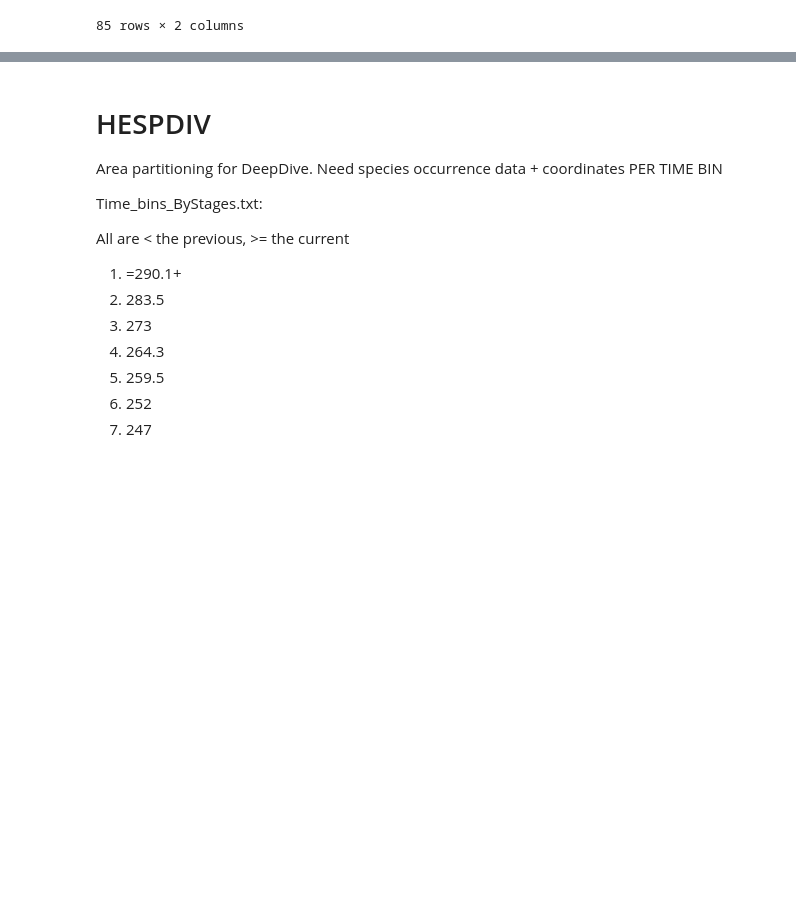
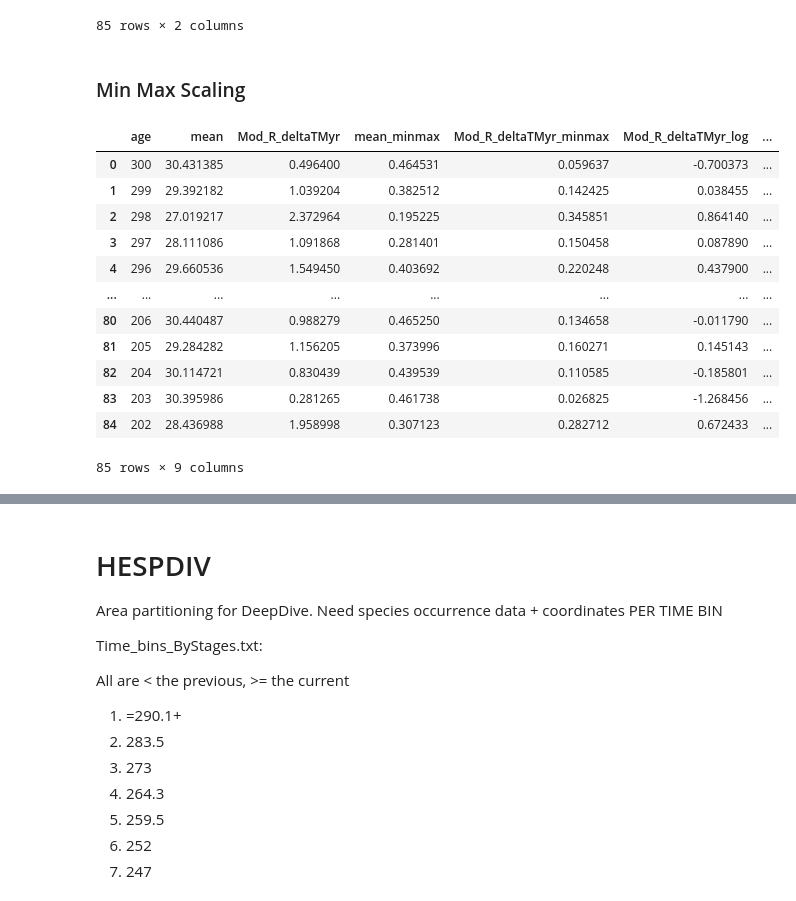
Before and after one commit to shelleylwang/pt_diversity_rates, a Jupyter notebook: data/eda.ipynb, the cells around one changed output, grey strips where cells are left out. Saved outputs shown, nothing was run; the diff lists cells and outputs as text; code cells hidden in the pictures; blank space fills up the shorter version.

```diff
--- a/data/eda.ipynb
+++ b/data/eda.ipynb
@@ -4013,3 +4128,41 @@ mean_temp
 # %%
 mean_temp.to_csv('MBD_preds/1myr_mean_temp.txt', sep='\t', index=False)
 Mod.to_csv('MBD_preds/1myr_Mod.txt', sep='\t', index=False)
+# %% [markdown]
+### Min Max Scaling
+# %%
+from sklearn.preprocessing import MinMaxScaler
+import scipy.stats as stats
+import numpy as np
+
+scaler_mean = MinMaxScaler()
+scaler_Mod = MinMaxScaler()
+
+myr_temp_minmax = pd.read_csv('PaleoEnvData_1MyrBins.csv')
+myr_temp_minmax = myr_temp_minmax.drop(columns=['X0.05', 'X0.95'])
+myr_temp_minmax['mean_minmax'] = scaler_mean.fit_transform(myr_temp_minmax[['mean']])
+myr_temp_minmax['Mod_R_deltaTMyr_minmax'] = scaler_Mod.fit_transform(myr_temp_minmax[['Mod_R_deltaTMyr']])
+
+# 1. Log transformation
+myr_temp_minmax['Mod_R_deltaTMyr_log'] = np.log(myr_temp_minmax['Mod_R_deltaTMyr'])
+myr_temp_minmax['Mod_R_deltaTMyr_log_minmax'] = scaler_mean.fit_transform(myr_temp_minmax[['Mod_R_deltaTMyr_log']])
+
+# 2. Box-Cox transformation
+myr_temp_minmax['Mod_R_deltaTMyr_boxcox'], mean_lambda_param = stats.boxcox(myr_temp_minmax['Mod_R_deltaTMyr'])
+myr_temp_minmax['Mod_R_deltaTMyr_boxcox_minmax'] = scaler_mean.fit_transform(myr_temp_minmax[['Mod_R_deltaTMyr_boxcox']])
+
+myr_temp_minmax
+# %% [output]
+|  | age | mean | Mod_R_deltaTMyr | mean_minmax | Mod_R_deltaTMyr_minmax | Mod_R_deltaTMyr_log | ... |
+| 0 | 300 | 30.431385 | 0.496400 | 0.464531 | 0.059637 | -0.700373 | ... |
+| 1 | 299 | 29.392182 | 1.039204 | 0.382512 | 0.142425 | 0.038455 | ... |
+| 2 | 298 | 27.019217 | 2.372964 | 0.195225 | 0.345851 | 0.864140 | ... |
+| 3 | 297 | 28.111086 | 1.091868 | 0.281401 | 0.150458 | 0.087890 | ... |
+| 4 | 296 | 29.660536 | 1.549450 | 0.403692 | 0.220248 | 0.437900 | ... |
+| ... | ... | ... | ... | ... | ... | ... | ... |
+| 80 | 206 | 30.440487 | 0.988279 | 0.465250 | 0.134658 | -0.011790 | ... |
+| 81 | 205 | 29.284282 | 1.156205 | 0.373996 | 0.160271 | 0.145143 | ... |
+| 82 | 204 | 30.114721 | 0.830439 | 0.439539 | 0.110585 | -0.185801 | ... |
+| 83 | 203 | 30.395986 | 0.281265 | 0.461738 | 0.026825 | -1.268456 | ... |
+| 84 | 202 | 28.436988 | 1.958998 | 0.307123 | 0.282712 | 0.672433 | ... |
+85 rows × 9 columns
```
Also changed, not shown: parts of 8 cells of this notebook, 8 other files.
